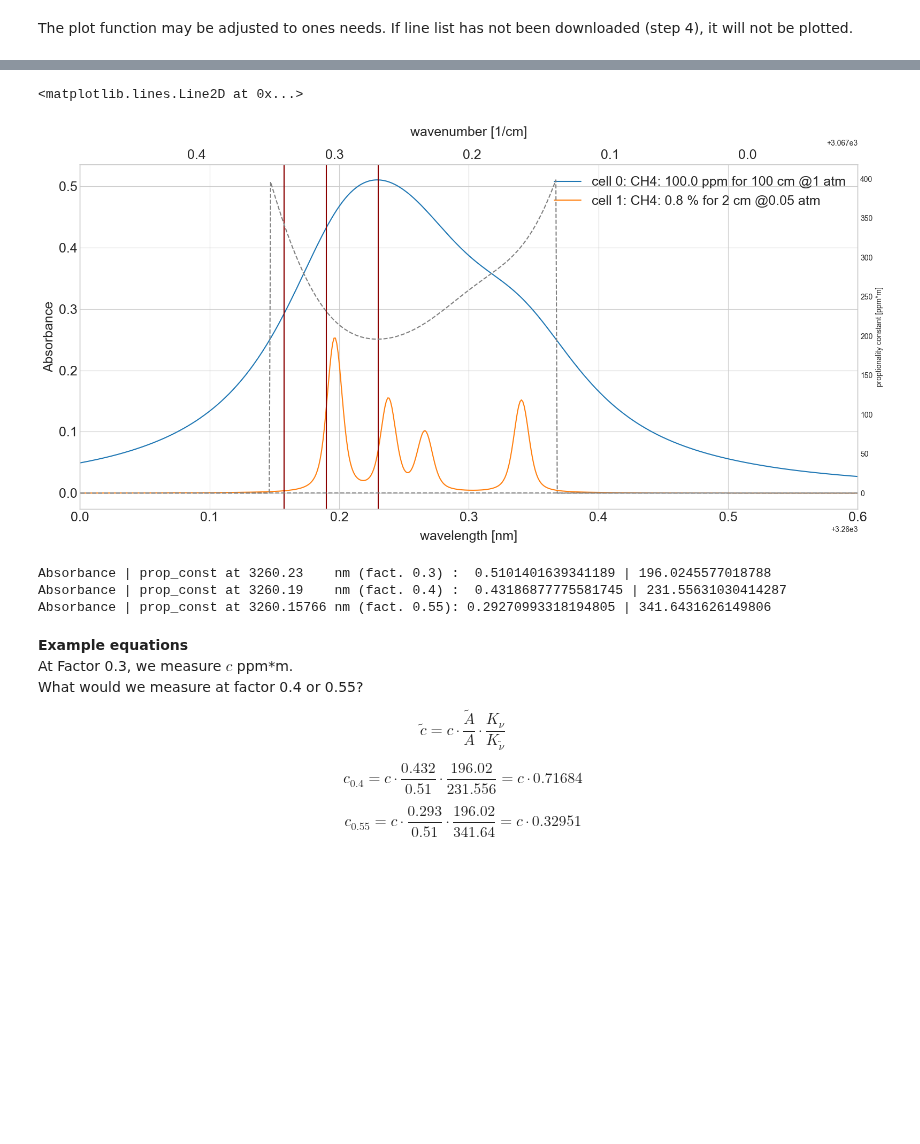
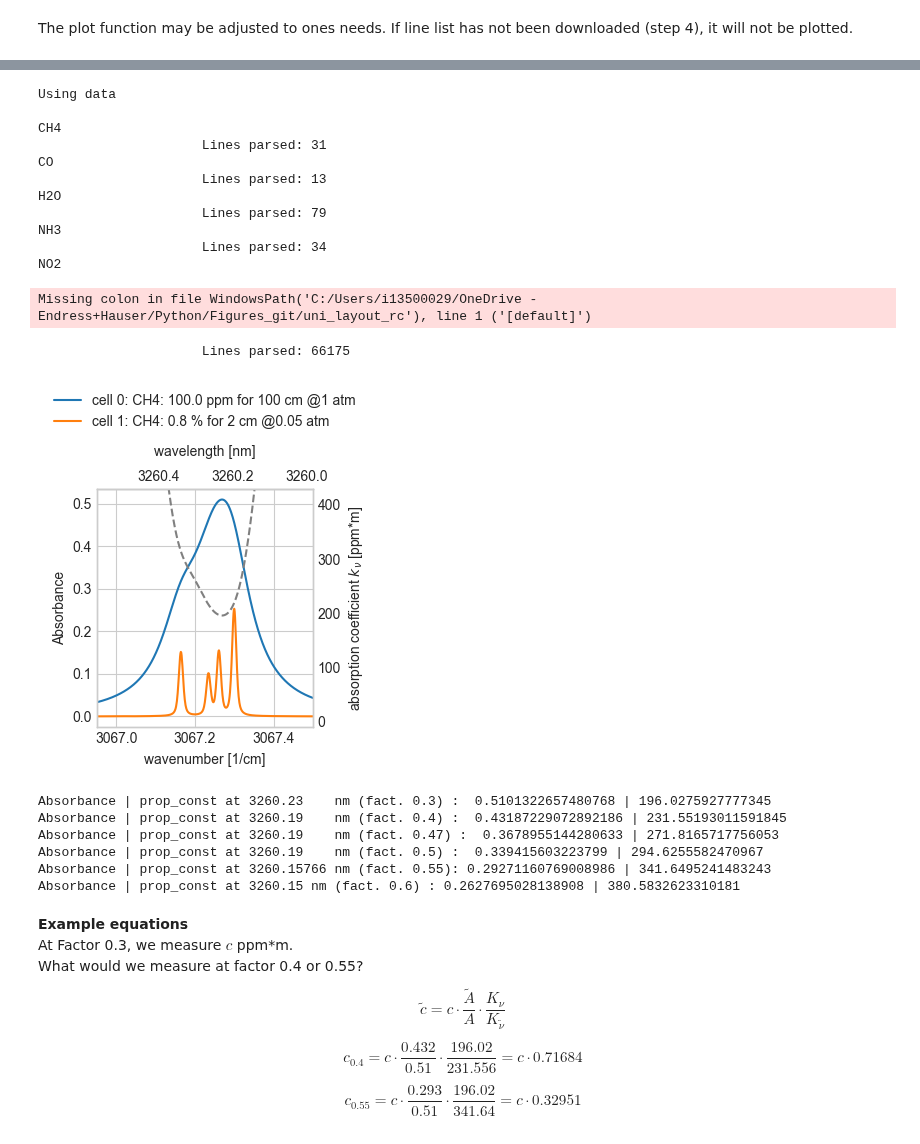
Before and after one commit to dermahax/spectracalc_hapi, a Jupyter notebook: saved_spectra/CH4_Sensitvity_Tuning.ipynb, the cells around one changed output, grey strips where cells are left out. Drawn from its saved outputs; the diff is of its cells as text; code cells hidden in the pictures; blank space fills up the shorter version.

```diff
--- a/saved_spectra/CH4_Sensitvity_Tuning.ipynb
+++ b/saved_spectra/CH4_Sensitvity_Tuning.ipynb
@@ -16,9 +26,9 @@ from classes import Spectra, Observer, HiddenPrints
 my_spectrum = Spectra(name = 'CH4_STP')
 
 #%% 2. add an observer
-my_spectrum.observer = Observer(unit  = 'lam',      #'wav' : wavenumer [1/cm] | 'lam' : wavelength [nm].
-                                lower =  3260.,
-                                upper =  3260.6,
+my_spectrum.observer = Observer(unit  = 'wav',      #'wav' : wavenumer [1/cm] | 'lam' : wavelength [nm].
+                                lower = 3066.95  , #lower =  3260.,
+                                upper = 3067.5, #upper =  3260.6,
                                 )
 #%% 3. add gas_cells (may consist of multiple gasses) with gasses
 # cell 0
@@ -83,17 +59,31 @@ Gas cell 1:
 # %%
 #%% 5. plot prop const
-a = my_spectrum.plot(figsize = (16,8),
+matplotlib.rc_file(Path('C:/Users/i13500029/OneDrive - Endress+Hauser/Python/Figures_git/uni_layout_rc'))
+
+a = my_spectrum.plot(figsize = (246/72, 246 *10/8 / 72),
                  export = True,
-                 fontsize = 18,
+                 fontsize = 10,
                  absorbance = True,
-                 prop_const = True
+                 prop_const = True,
                 )
-a.axvline(x=3260.15766, color = 'darkred') # fact 0.55
-a.axvline(x=3260.19, color = 'darkred') # fact 0.4
-a.axvline(x=3260.23, color = 'darkred') # fact 0.3
+#a.axvline(x=3260.15766, color = 'darkred') # fact 0.55
+#a.axvline(x=3260.19, color = 'darkred') # fact 0.4
+#a.axvline(x=3260.23, color = 'darkred') # fact 0.3
 # %% [output]
-<matplotlib.lines.Line2D at 0x...>
+Using data
+
+CH4
+                     Lines parsed: 31
+CO
+                     Lines parsed: 13
+H2O
+                     Lines parsed: 79
+NH3
+                     Lines parsed: 34
+NO2
+Missing colon in file WindowsPath('C:/Users/i13500029/OneDrive - Endress+Hauser/Python/Figures_git/uni_layout_rc'), line 1 ('[default]')
+                     Lines parsed: 66175
-[figure, old version]
+[figure, new version]
 # %%
 import numpy as np
 #assumes wavelength as x units
@@ -102,11 +92,17 @@ x = cell.lam
 #y2 = cell.gasses[0].VMR * my_spectrum.gas_cells[0].length *1E4 / my_spectrum.gas_cells[0].absorbance
 print(f'Absorbance | prop_const at 3260.23    nm (fact. 0.3) :  {np.interp(3260.23, x, cell.absorbance_lam)} | {np.interp(3260.23, x, cell.prop_const_lam)}')
 print(f'Absorbance | prop_const at 3260.19    nm (fact. 0.4) :  {np.interp(3260.19, x, cell.absorbance_lam)} | {np.interp(3260.19, x, cell.prop_const_lam)}')
-print(f'Absorbance | prop_const at 3260.15766 nm (fact. 0.55): {np.interp(3260.15766, x, y)} | {np.interp(3260.15766, x, cell.prop_const_lam)}')
+print(f'Absorbance | prop_const at 3260.19    nm (fact. 0.47) :  {np.interp(3260.175, x, cell.absorbance_lam)} | {np.interp(3260.175, x, cell.prop_const_lam)}')
+print(f'Absorbance | prop_const at 3260.19    nm (fact. 0.5) :  {np.interp(3260.1686, x, cell.absorbance_lam)} | {np.interp(3260.1686, x, cell.prop_const_lam)}')
+print(f'Absorbance | prop_const at 3260.15766 nm (fact. 0.55): {np.interp(3260.15766, x, cell.absorbance_lam)} | {np.interp(3260.15766, x, cell.prop_const_lam)}')
+print(f'Absorbance | prop_const at 3260.15 nm (fact. 0.6) : {np.interp(3260.15, x, cell.absorbance_lam)} | {np.interp(3260.15, x, cell.prop_const_lam)}')
 # %% [output]
-Absorbance | prop_const at 3260.23    nm (fact. 0.3) :  0.5101401639341189 | 196.0245577018788
-Absorbance | prop_const at 3260.19    nm (fact. 0.4) :  0.43186877775581745 | 231.55631030414287
-Absorbance | prop_const at 3260.15766 nm (fact. 0.55): 0.29270993318194805 | 341.6431626149806
+Absorbance | prop_const at 3260.23    nm (fact. 0.3) :  0.5101322657480768 | 196.0275927777345
+Absorbance | prop_const at 3260.19    nm (fact. 0.4) :  0.43187229072892186 | 231.55193011591845
+Absorbance | prop_const at 3260.19    nm (fact. 0.47) :  0.3678955144280633 | 271.8165717756053
+Absorbance | prop_const at 3260.19    nm (fact. 0.5) :  0.339415603223799 | 294.6255582470967
+Absorbance | prop_const at 3260.15766 nm (fact. 0.55): 0.29271160769008986 | 341.6495241483243
+Absorbance | prop_const at 3260.15 nm (fact. 0.6) : 0.2627695028138908 | 380.5832623310181
 # %% [markdown]
 **Example equations**
 At Factor 0.3, we measure $c$ ppm*m.
```
Also changed, not shown: parts of 6 cells of this notebook, 2 other files.
